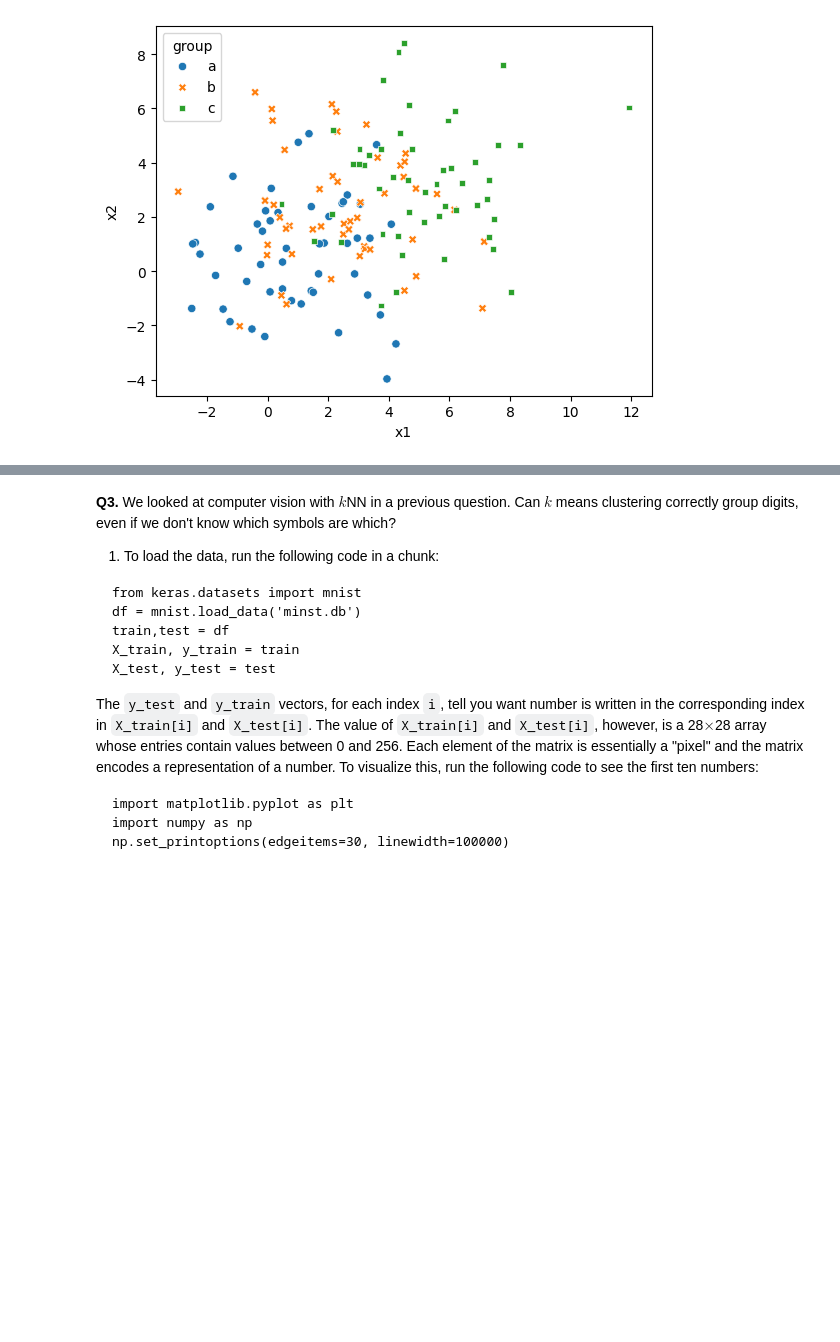
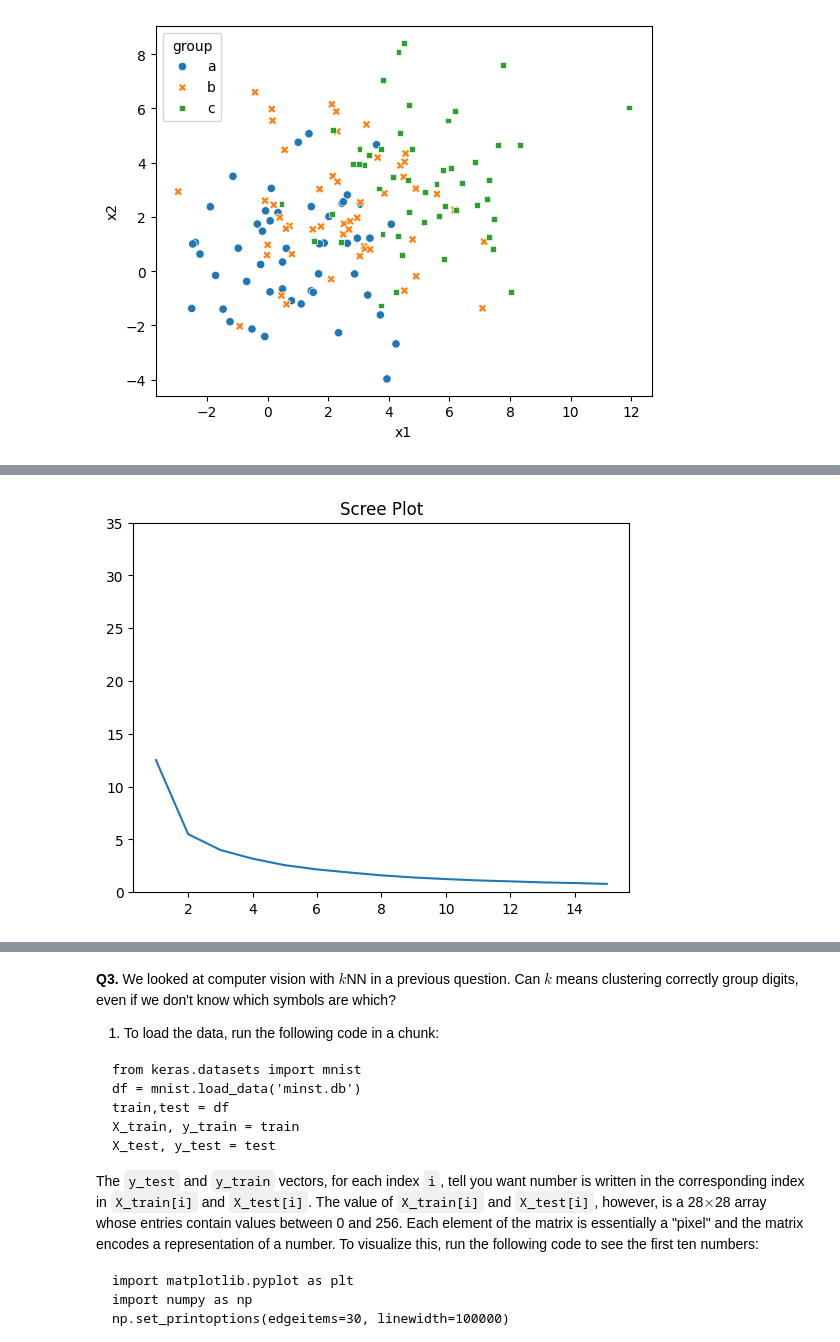
Before and after one commit to gkbrasselle/kmc, a Jupyter notebook: assignment_kmc.ipynb, the cells around one changed output, grey strips where cells are left out. Saved outputs shown, nothing was run; the diff lists cells and outputs as text; code cells hidden in the pictures; blank space fills up the shorter version.

```diff
--- a/assignment_kmc.ipynb
+++ b/assignment_kmc.ipynb
@@ -271,0 +305,4 @@ sns.scatterplot(data = df2_0, x = 'x1',y='x2',hue='group',style='group')
+# %%
+scree(df1_0)
+# %% [output]
+[figure, added]
```
Also changed, not shown: parts of 11 cells of this notebook.
